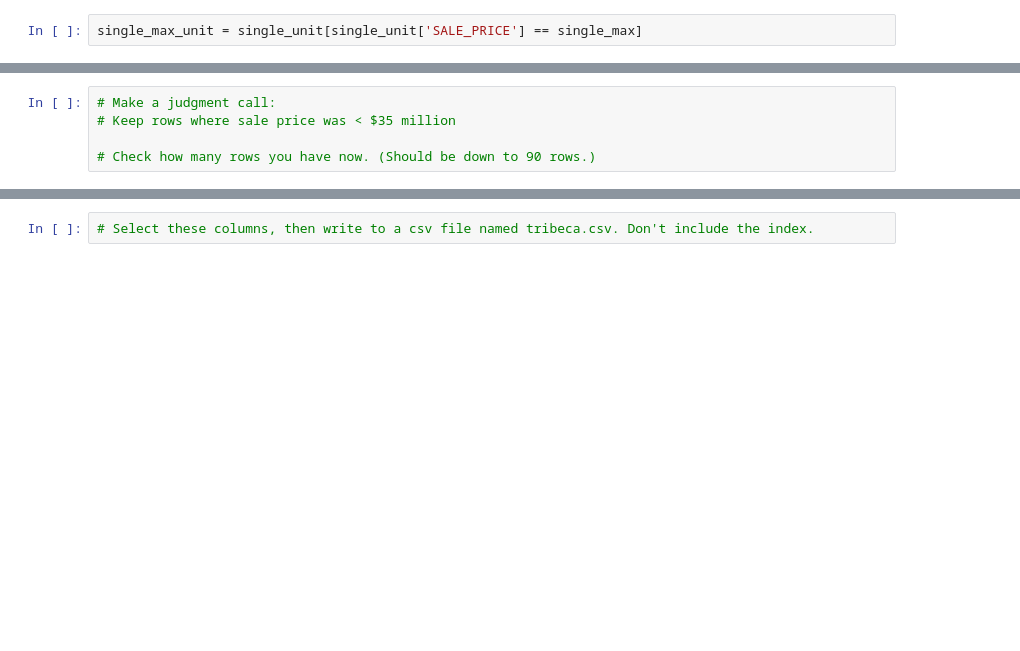
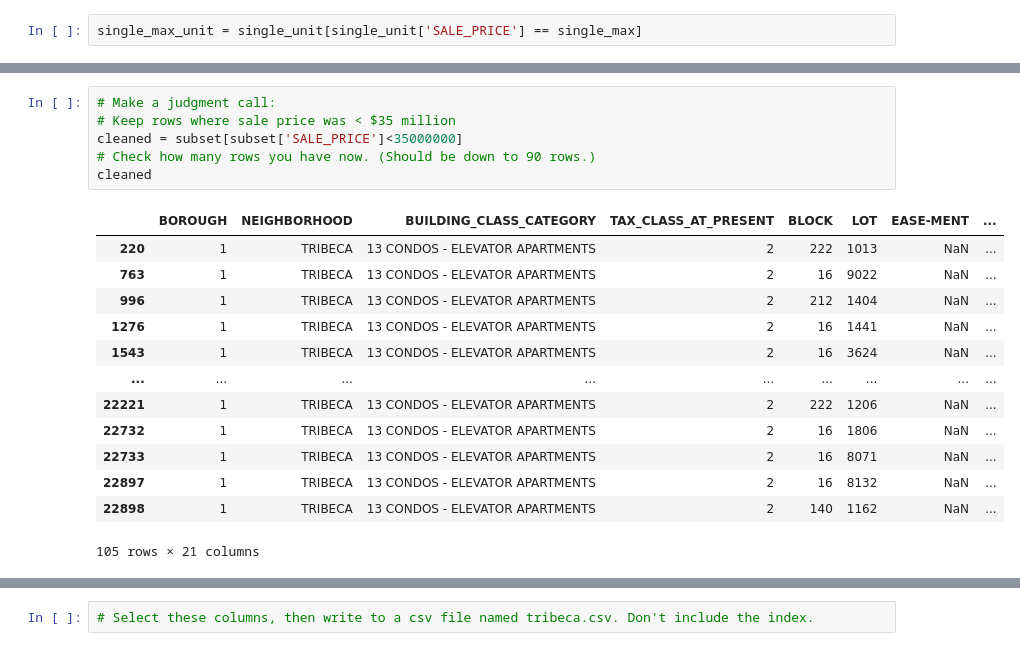
Before and after one commit to JoshuaHaga/DS-Unit-2-Applied-Modeling, a Jupyter notebook: module2-wrangle-ml-datasets/LS_DS_232_assignment.ipynb, the cells around one changed output, grey strips where cells are left out. Cells and saved outputs as stored; diff of their text form; blank space fills up the shorter version.

```diff
--- a/module2-wrangle-ml-datasets/LS_DS_232_assignment.ipynb
+++ b/module2-wrangle-ml-datasets/LS_DS_232_assignment.ipynb
@@ -169,8 +244,23 @@ single_max_unit = single_unit[single_unit['SALE_PRICE'] == single_max]
 # %%
 # Make a judgment call:
 # Keep rows where sale price was < $35 million
-
+cleaned = subset[subset['SALE_PRICE']<35000000]
 # Check how many rows you have now. (Should be down to 90 rows.)
+cleaned
+# %% [output]
+|  | BOROUGH | NEIGHBORHOOD | BUILDING_CLASS_CATEGORY | TAX_CLASS_AT_PRESENT | BLOCK | LOT | EASE-MENT | ... |
+| 220 | 1 | TRIBECA | 13 CONDOS - ELEVATOR APARTMENTS | 2 | 222 | 1013 | NaN | ... |
+| 763 | 1 | TRIBECA | 13 CONDOS - ELEVATOR APARTMENTS | 2 | 16 | 9022 | NaN | ... |
+| 996 | 1 | TRIBECA | 13 CONDOS - ELEVATOR APARTMENTS | 2 | 212 | 1404 | NaN | ... |
+| 1276 | 1 | TRIBECA | 13 CONDOS - ELEVATOR APARTMENTS | 2 | 16 | 1441 | NaN | ... |
+| 1543 | 1 | TRIBECA | 13 CONDOS - ELEVATOR APARTMENTS | 2 | 16 | 3624 | NaN | ... |
+| ... | ... | ... | ... | ... | ... | ... | ... | ... |
+| 22221 | 1 | TRIBECA | 13 CONDOS - ELEVATOR APARTMENTS | 2 | 222 | 1206 | NaN | ... |
+| 22732 | 1 | TRIBECA | 13 CONDOS - ELEVATOR APARTMENTS | 2 | 16 | 1806 | NaN | ... |
+| 22733 | 1 | TRIBECA | 13 CONDOS - ELEVATOR APARTMENTS | 2 | 16 | 8071 | NaN | ... |
+| 22897 | 1 | TRIBECA | 13 CONDOS - ELEVATOR APARTMENTS | 2 | 16 | 8132 | NaN | ... |
+| 22898 | 1 | TRIBECA | 13 CONDOS - ELEVATOR APARTMENTS | 2 | 140 | 1162 | NaN | ... |
+105 rows × 21 columns
 # %%
 # Now that you've removed outliers,
 # Look again at a scatter plot with OLS (Ordinary Least Squares) trendline
```
Also changed, not shown: parts of 23 cells of this notebook.
